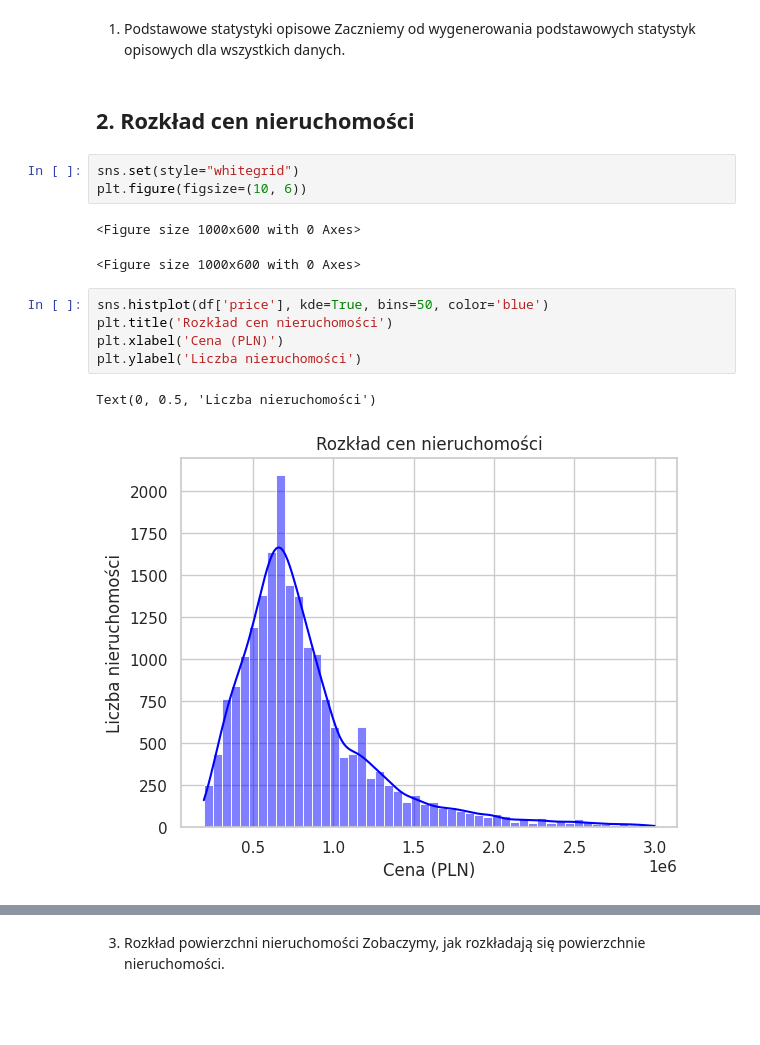
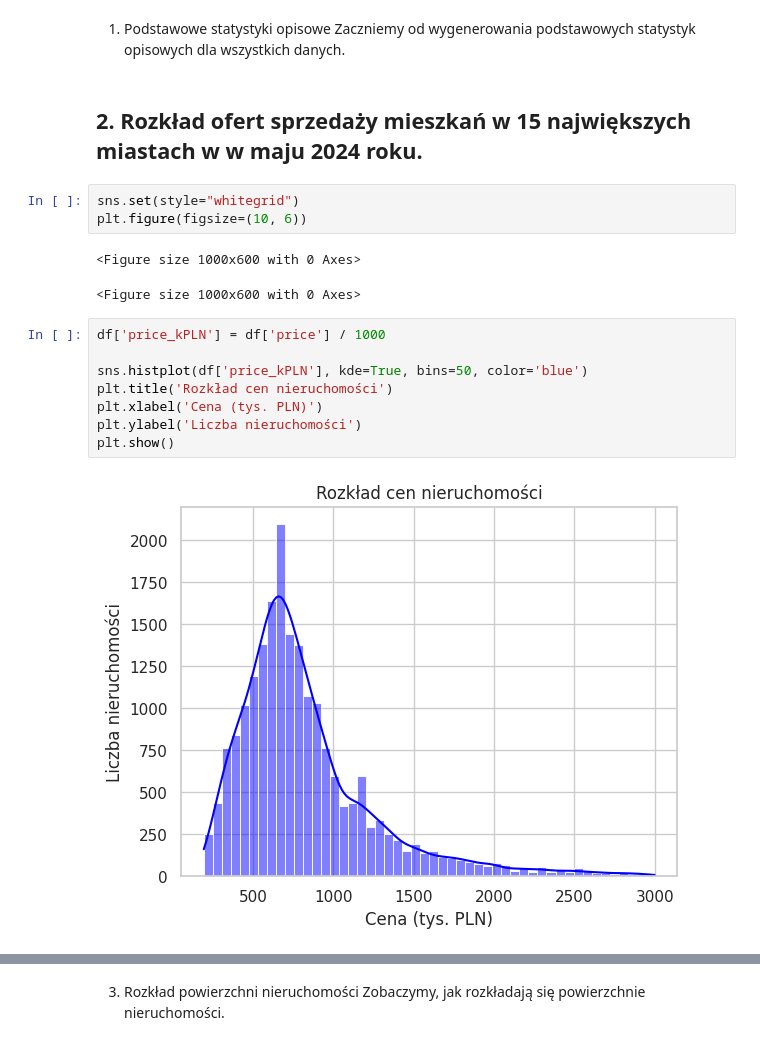
Before and after one commit to sendecka/MY_PROJECT-, a Jupyter notebook: 03 PROJECT - APARTMENTS/apartments.ipynb, the cells around one changed output, grey strips where cells are left out. Drawn from its saved outputs; the diff is of its cells as text; blank space fills up the shorter version.

```diff
--- a/03 PROJECT - APARTMENTS/apartments.ipynb
+++ b/03 PROJECT - APARTMENTS/apartments.ipynb
@@ -155,8 +155,8 @@ max            4.913000  2.999000e+06
 # %% [markdown]
 1. Podstawowe statystyki opisowe
 Zaczniemy od wygenerowania podstawowych statystyk opisowych dla wszystkich danych.
-# %% [markdown]
-## 2. Rozkład cen nieruchomości
+# %% [markdown]
+## 2. Rozkład ofert sprzedaży mieszkań w 15 największych miastach w  w maju 2024 roku.
 # %%
 sns.set(style="whitegrid")
 plt.figure(figsize=(10, 6))
@@ -164,10 +164,12 @@ plt.figure(figsize=(10, 6))
 <Figure size 1000x600 with 0 Axes>
 <Figure size 1000x600 with 0 Axes>
 # %%
-sns.histplot(df['price'], kde=True, bins=50, color='blue')
+df['price_kPLN'] = df['price'] / 1000
+
+sns.histplot(df['price_kPLN'], kde=True, bins=50, color='blue')
 plt.title('Rozkład cen nieruchomości')
-plt.xlabel('Cena (PLN)')
+plt.xlabel('Cena (tys. PLN)')
 plt.ylabel('Liczba nieruchomości')
+plt.show()
 # %% [output]
-Text(0, 0.5, 'Liczba nieruchomości')
-[figure, old version]
+[figure, new version]
```
Also changed, not shown: parts of 35 cells of this notebook, 1 other file.
